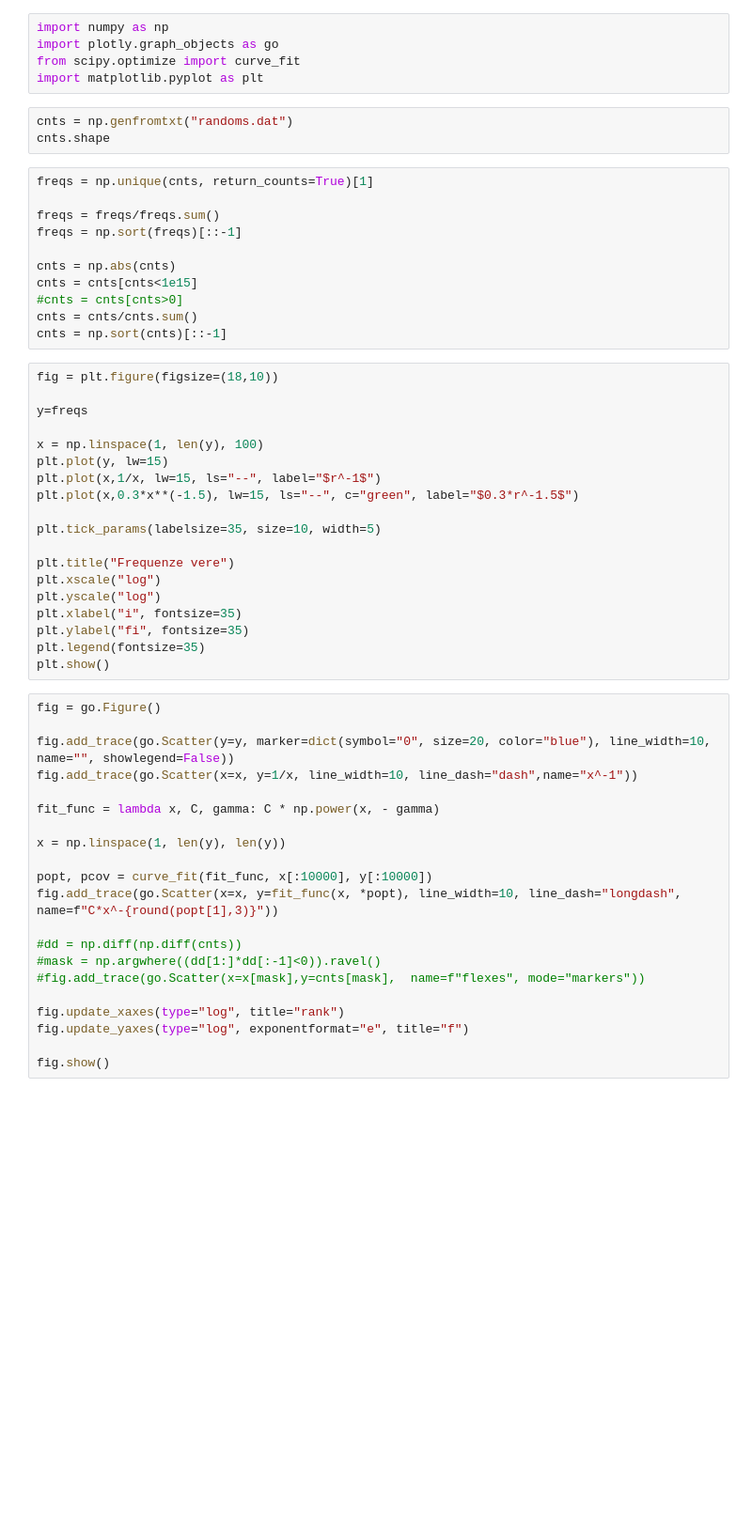
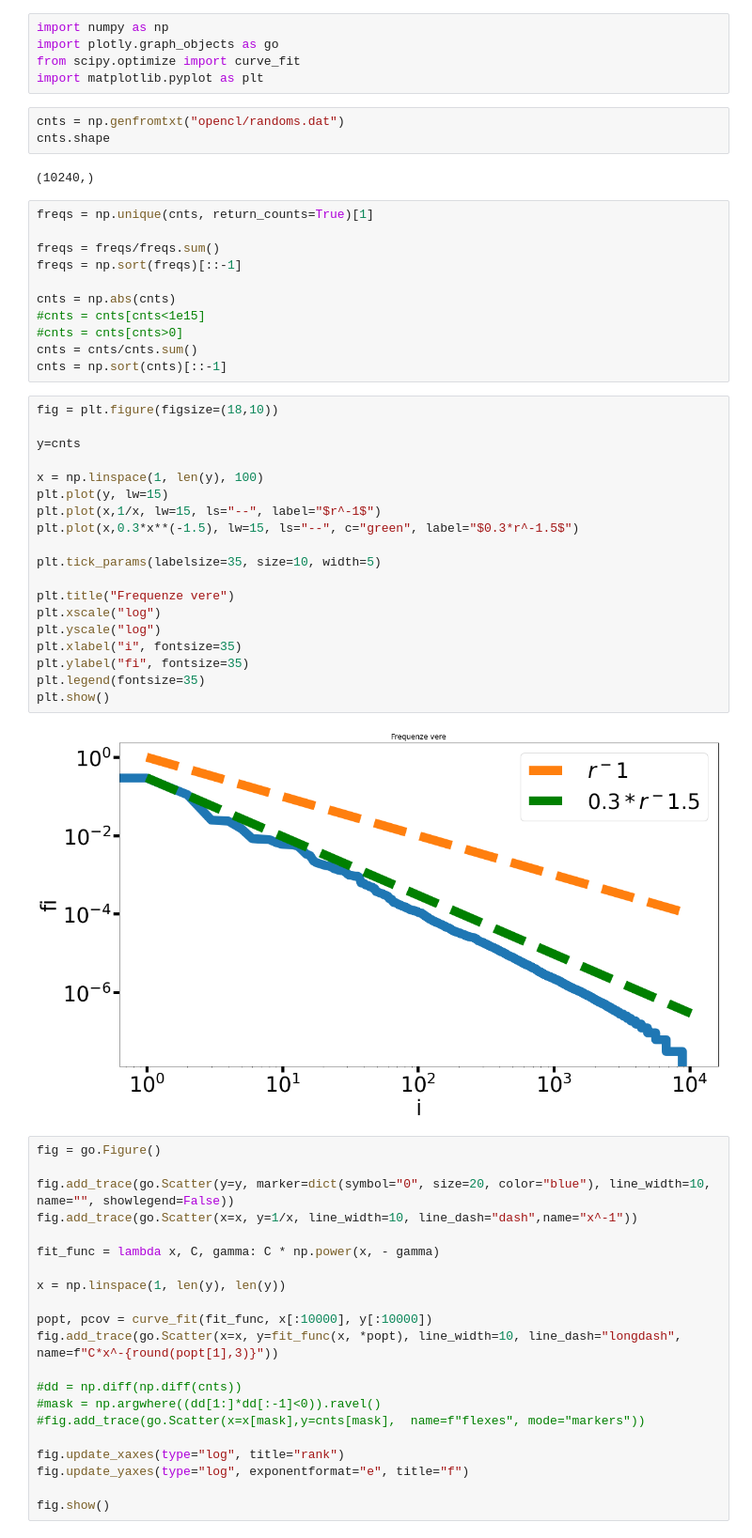
Before and after one commit to fvalle1/latentrees, a Jupyter notebook: independentrees/metal_analyser.ipynb, the cells around one changed output. Shown at 94% size. Drawn from its saved outputs; the diff is of its cells as text; blank space fills up the shorter version.

```diff
--- a/independentrees/metal_analyser.ipynb
+++ b/independentrees/metal_analyser.ipynb
@@ -4,8 +4,10 @@ import plotly.graph_objects as go
 from scipy.optimize import curve_fit
 import matplotlib.pyplot as plt
 # %%
-cnts = np.genfromtxt("randoms.dat")
+cnts = np.genfromtxt("opencl/randoms.dat")
 cnts.shape
+# %% [output]
+(10240,)
 # %%
 freqs = np.unique(cnts, return_counts=True)[1]
 
@@ -13,29 +15,31 @@ freqs = freqs/freqs.sum()
 freqs = np.sort(freqs)[::-1]
 
 cnts = np.abs(cnts)
-cnts = cnts[cnts<1e15]
+#cnts = cnts[cnts<1e15]
 #cnts = cnts[cnts>0]
 cnts = cnts/cnts.sum()
 cnts = np.sort(cnts)[::-1]
 # %%
 fig = plt.figure(figsize=(18,10))
 
-y=freqs
+y=cnts
 
 x = np.linspace(1, len(y), 100)
 plt.plot(y, lw=15)
 plt.plot(x,1/x, lw=15, ls="--", label="$r^-1$")
 plt.plot(x,0.3*x**(-1.5), lw=15, ls="--", c="green", label="$0.3*r^-1.5$")
 
 plt.tick_params(labelsize=35, size=10, width=5)
 
 plt.title("Frequenze vere")
 plt.xscale("log")
 plt.yscale("log")
 plt.xlabel("i", fontsize=35)
 plt.ylabel("fi", fontsize=35)
 plt.legend(fontsize=35)
 plt.show()
+# %% [output]
+[figure, added]
 # %%
 fig = go.Figure()
 
```
Also changed, not shown: parts of 3 cells of this notebook.
